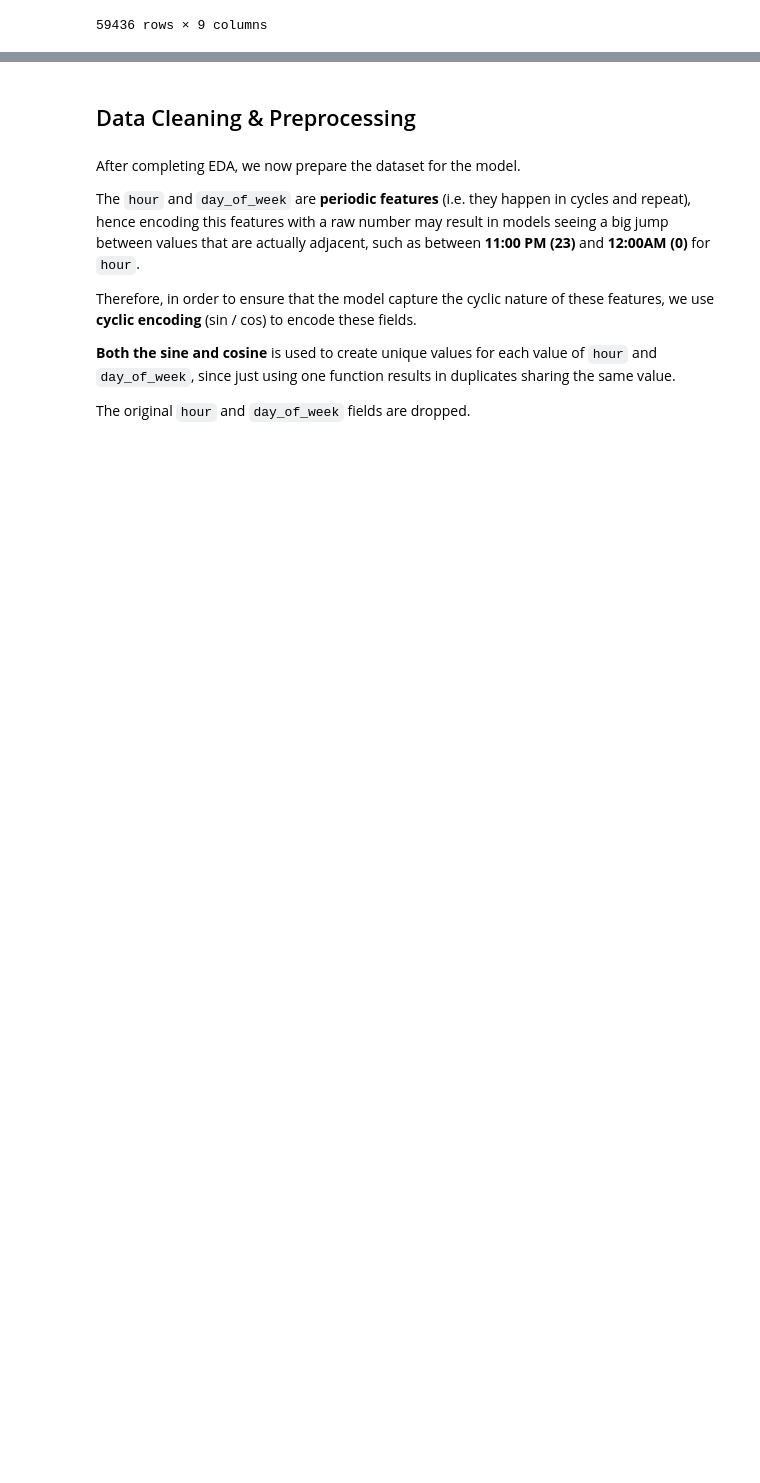
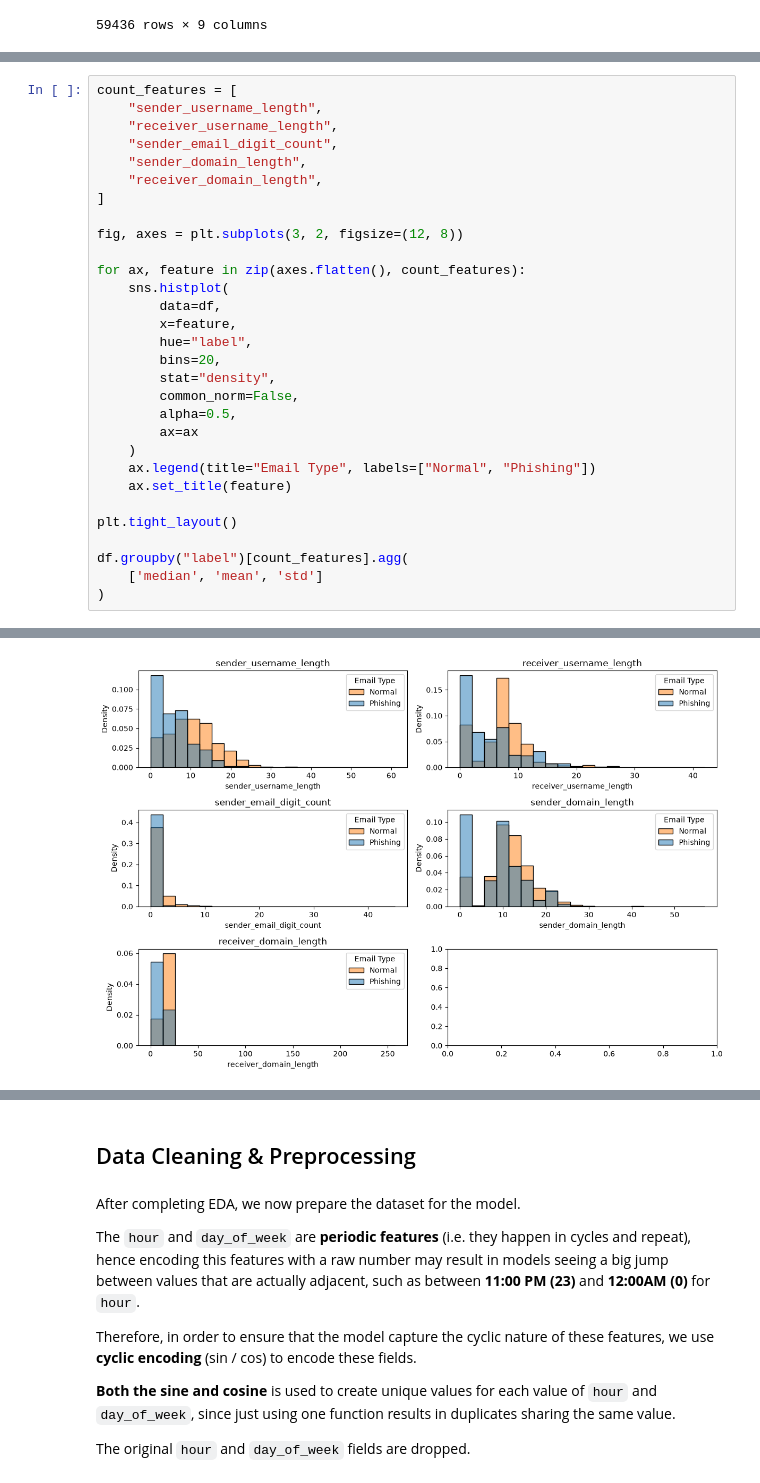
Before and after one commit to ProximaPrism/phishing-detection-with-bert-preprocessing, a Jupyter notebook: model.ipynb, the cells around one changed output, grey strips where cells are left out. Drawn from its saved outputs; the diff is of its cells as text; blank space fills up the shorter version.

```diff
--- a/model.ipynb
+++ b/model.ipynb
@@ -331,0 +427,31 @@ df
+# %%
+count_features = [
+    "sender_username_length",
+    "receiver_username_length",
+    "sender_email_digit_count",
+    "sender_domain_length",
+    "receiver_domain_length",
+]
+
+fig, axes = plt.subplots(3, 2, figsize=(12, 8))
+
+for ax, feature in zip(axes.flatten(), count_features):
+    sns.histplot(
+        data=df,
+        x=feature,
+        hue="label",
+        bins=20,
+        stat="density",
+        common_norm=False,
+        alpha=0.5,
+        ax=ax
+    )
+    ax.legend(title="Email Type", labels=["Normal", "Phishing"])
+    ax.set_title(feature)
+
+plt.tight_layout()
+
+df.groupby("label")[count_features].agg(
+    ['median', 'mean', 'std']
+)
+# %% [output]
@@ -331,0 +463 @@ df
+[figure, added]
```
Also changed, not shown: parts of 34 cells of this notebook, 6 other files.
